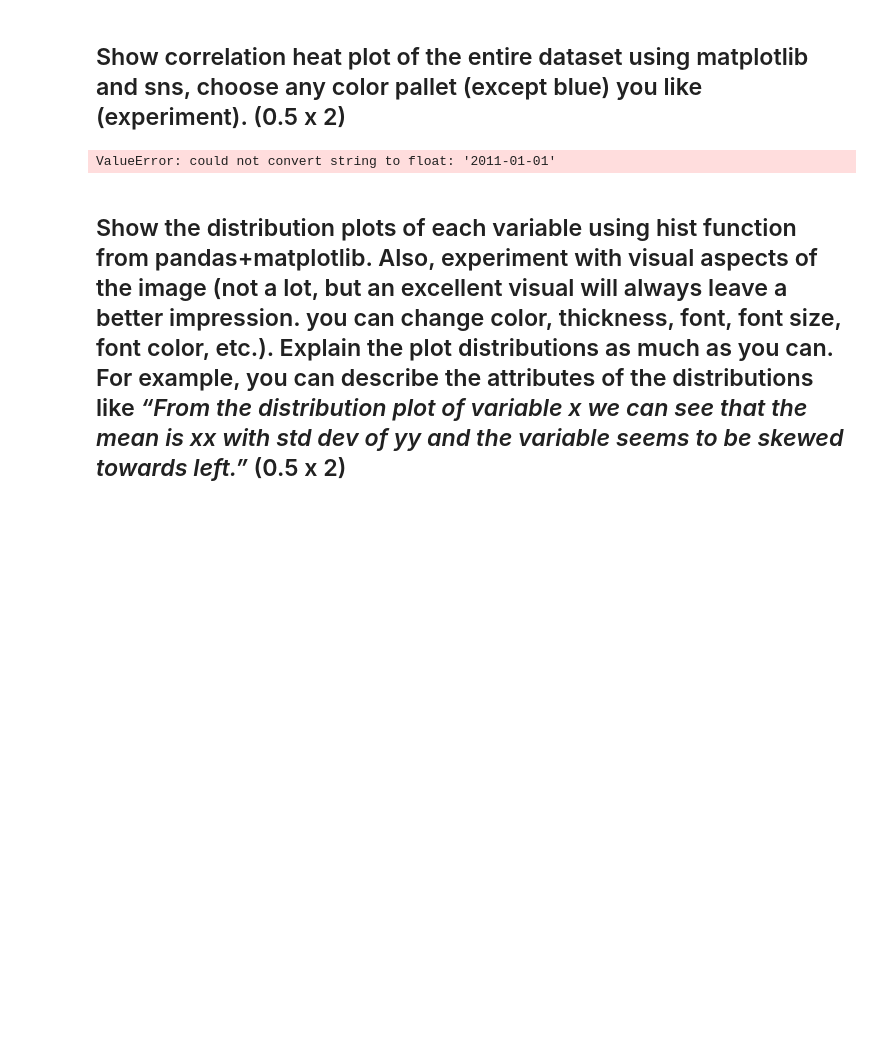
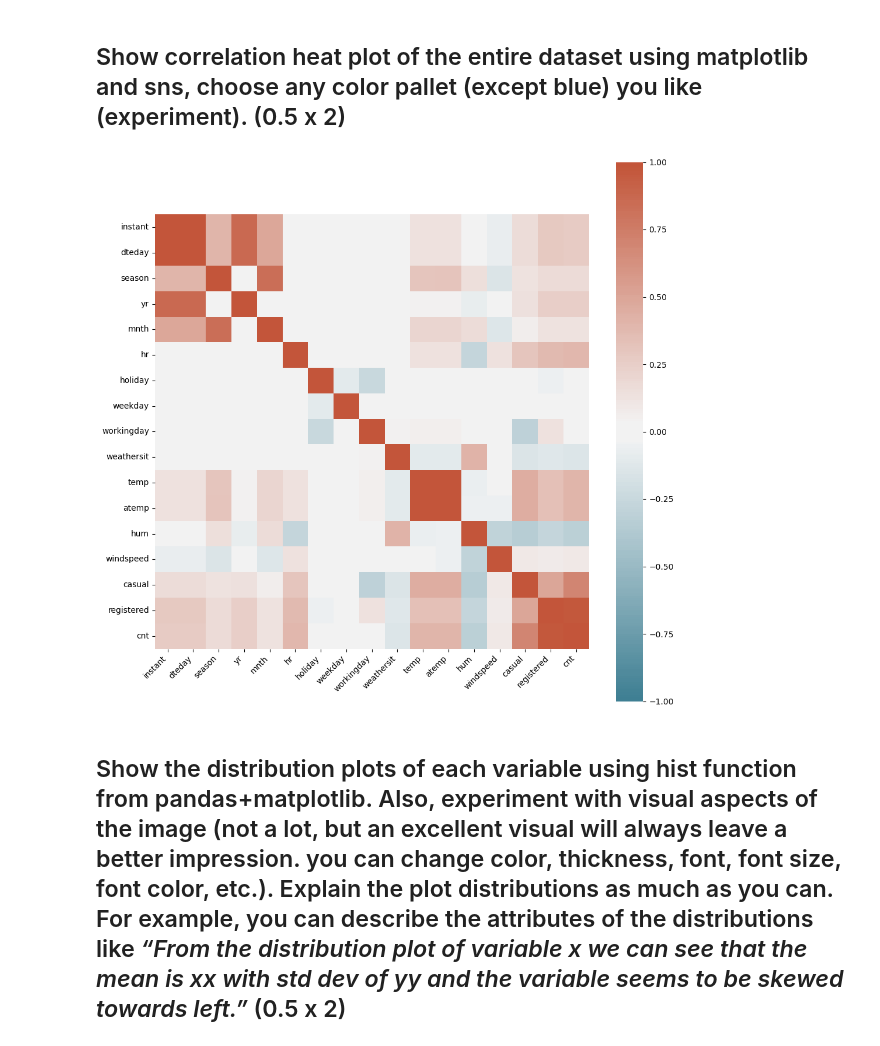
Before and after one commit to nwu1017/ANLY605-ML_AppDeployment, a Jupyter notebook: assignment1/Assignment02_nw388.ipynb, the cells around one changed output. Drawn from its saved outputs; the diff is of its cells as text; code cells hidden in the pictures; blank space fills up the shorter version.

```diff
--- a/assignment1/Assignment02_nw388.ipynb
+++ b/assignment1/Assignment02_nw388.ipynb
@@ -162,23 +164,23 @@ BSH.describe()
 # %%
 from matplotlib import rcParams
 import seaborn as sns
-
+BSH['dteday'] = BSH['dteday'].astype('category').cat.codes
 rcParams['figure.figsize'] = 12,12
 rcParams['figure.dpi'] = 100
 corr = BSH.corr()
 ax = sns.heatmap(
     corr,
     vmin=-1, vmax=1, center=0,
     cmap=sns.diverging_palette(220, 20, sep=10, n=200),
     square=True
 )
 ax.set_xticklabels(
     ax.get_xticklabels(),
     rotation=45,
     horizontalalignment='right'
 );
 # %% [output]
-ValueError: could not convert string to float: '2011-01-01'
+[figure, added]
 # %% [markdown]
 ## Show the distribution plots of each variable using hist function from pandas+matplotlib. Also, experiment with visual aspects of the image (not a lot, but an excellent visual will always leave a better impression. you can change color, thickness, font, font size, font color, etc.). Explain the plot distributions as much as you can. For example, you can describe the attributes of the distributions like *“From the distribution plot of variable x we can see that the mean is xx with std dev of yy and the variable seems to be skewed towards left.”* (0.5 x 2)
 # %%
```
Also changed, not shown: parts of 43 cells of this notebook.
